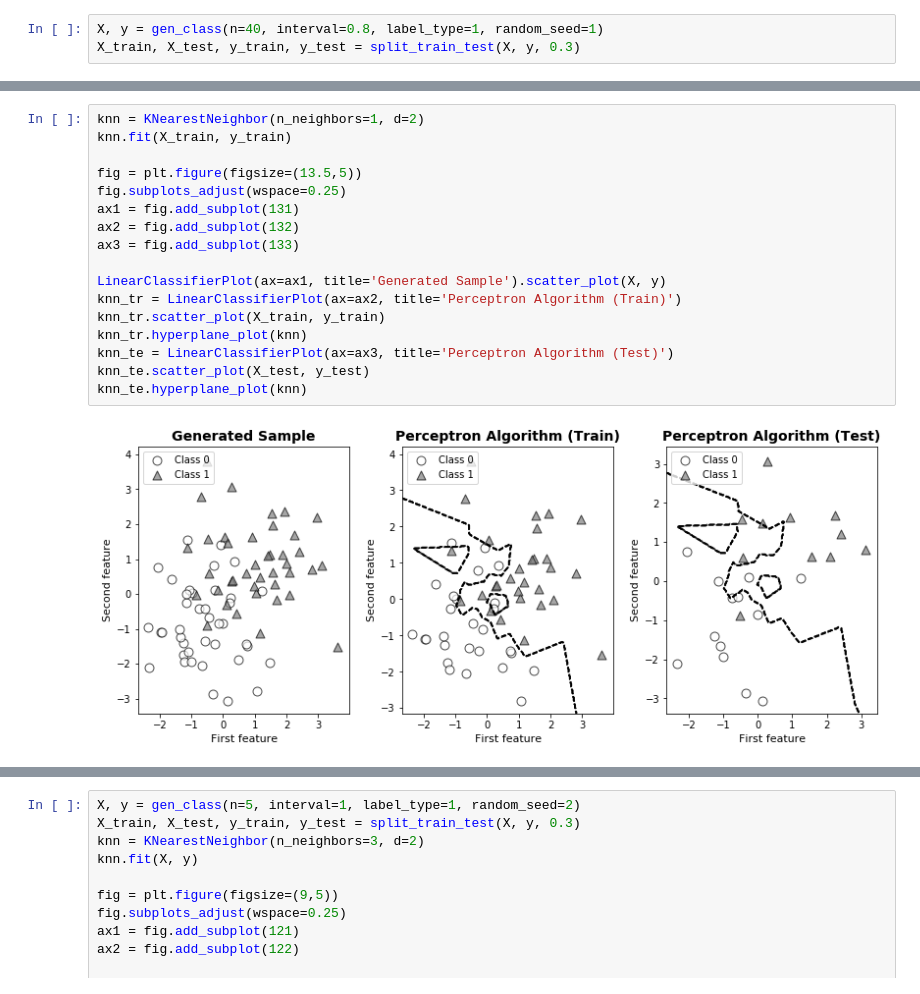
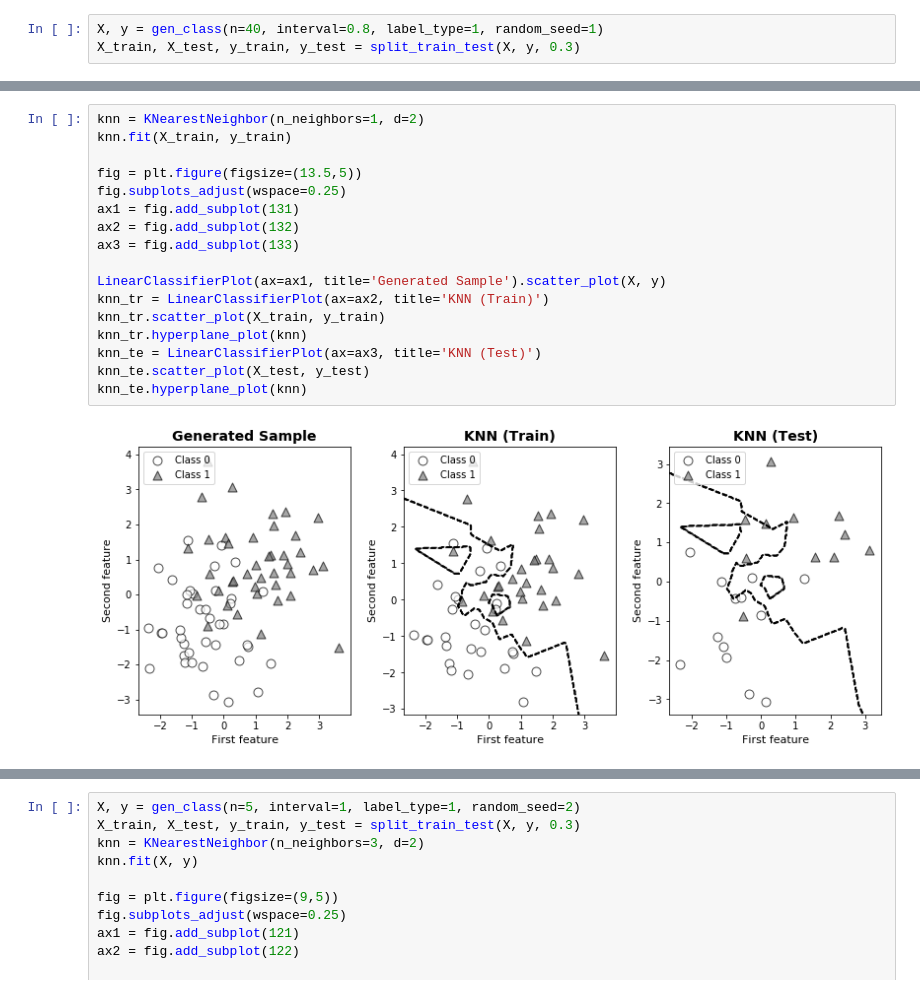
Before and after one commit to zoeyang1030/Statistical-Learning-Methods-python-replication, a Jupyter notebook: Chapter/Chapter-3-KNN.ipynb, the cells around one changed output, grey strips where cells are left out. Drawn from its saved outputs; the diff is of its cells as text.

```diff
--- a/Chapter/Chapter-3-KNN.ipynb
+++ b/Chapter/Chapter-3-KNN.ipynb
@@ -61,22 +60,22 @@ plt.legend()
 # %%
 knn = KNearestNeighbor(n_neighbors=1, d=2)
 knn.fit(X_train, y_train)
 
 fig = plt.figure(figsize=(13.5,5))
 fig.subplots_adjust(wspace=0.25)
 ax1 = fig.add_subplot(131)
 ax2 = fig.add_subplot(132)
 ax3 = fig.add_subplot(133)
 
 LinearClassifierPlot(ax=ax1, title='Generated Sample').scatter_plot(X, y)
-knn_tr = LinearClassifierPlot(ax=ax2, title='Perceptron Algorithm (Train)')
+knn_tr = LinearClassifierPlot(ax=ax2, title='KNN (Train)')
 knn_tr.scatter_plot(X_train, y_train)
 knn_tr.hyperplane_plot(knn)
-knn_te = LinearClassifierPlot(ax=ax3, title='Perceptron Algorithm (Test)')
+knn_te = LinearClassifierPlot(ax=ax3, title='KNN (Test)')
 knn_te.scatter_plot(X_test, y_test)
 knn_te.hyperplane_plot(knn)
 # %% [output]
-[figure, old version]
+[figure, new version]
 # %%
 knn = KNearestNeighbor(n_neighbors=3, d=1)
 knn.fit(X_train, y_train)
```
Also changed, not shown: parts of 5 cells of this notebook, 3 other files.
